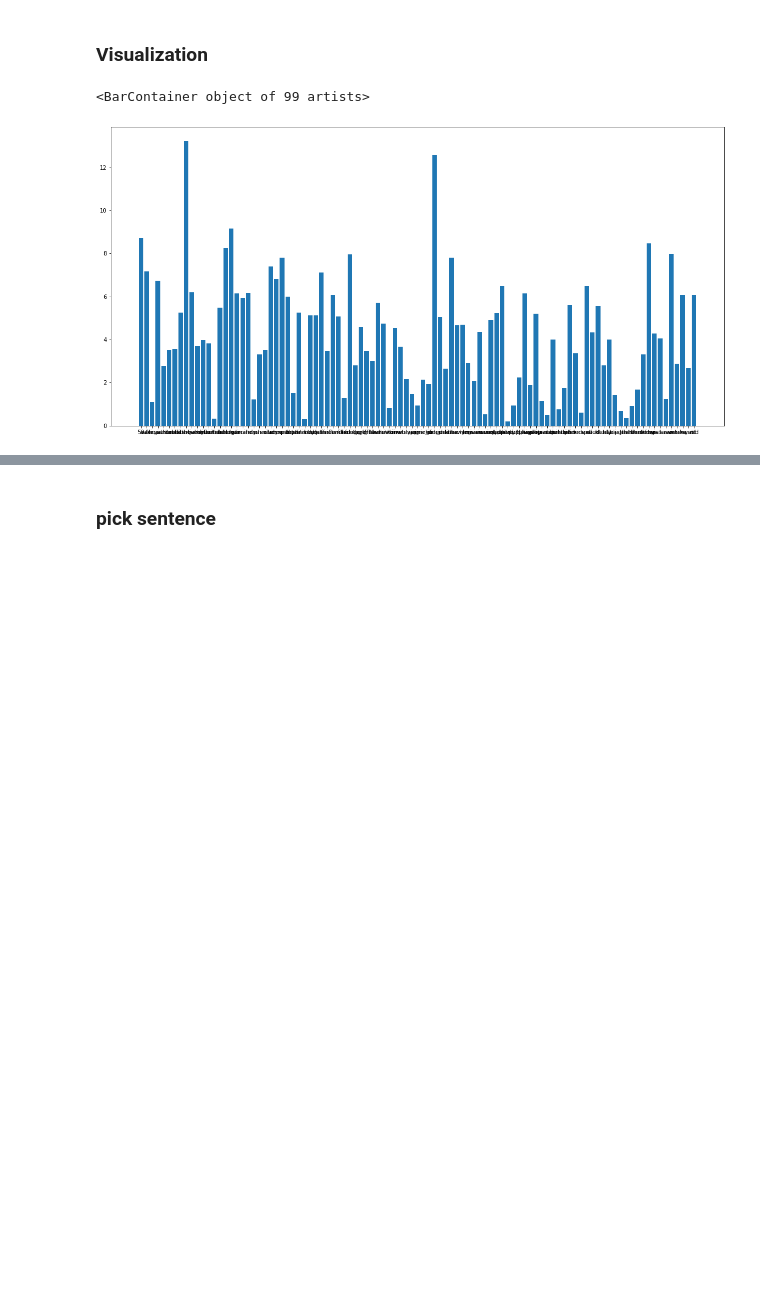
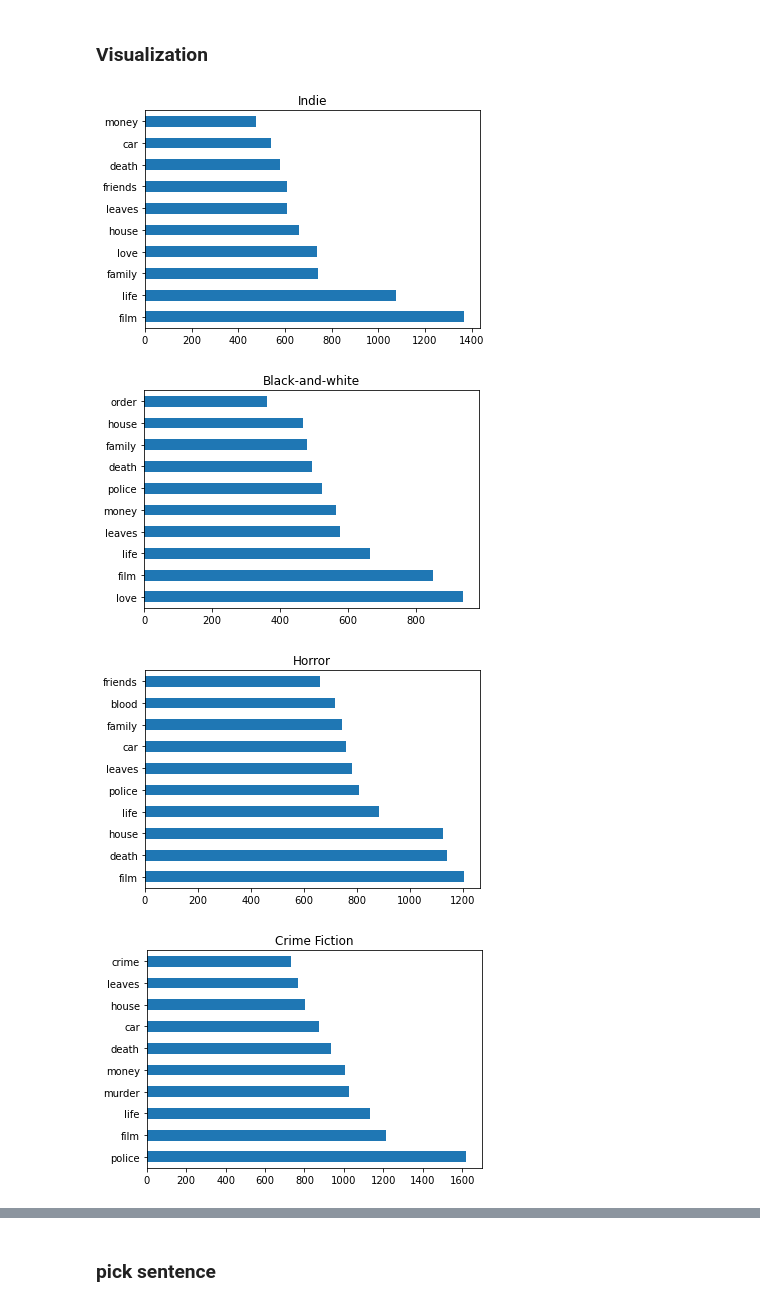
Before and after one commit to A04-Capstone-Group-02/movie-analysis, a Jupyter notebook: notebooks/classification (2).ipynb, the cells around one changed output, grey strips where cells are left out. Cells and saved outputs as stored; diff of their text form; code cells hidden in the pictures; blank space fills up the shorter version.

```diff
--- a/notebooks/classification (2).ipynb
+++ b/notebooks/classification (2).ipynb
@@ -296,11 +221,8 @@ xval_tfidf = tfidf_vectorizer.transform(xval)
 genre_label = multilabel_binarizer.classes_
 contributed_words = tfidf_vectorizer.inverse_transform(est.estimators_[0].coef_)[0]
 evd = [t for t in est.estimators_[0].coef_[0] if t >0]
-plt.figure(figsize = (20,10))
-plt.bar(x = contributed_words,height = evd)
+# plt.figure(figsize = (20,10))
+# plt.bar(x = contributed_words,height = evd)
-# %% [output]
-<BarContainer object of 99 artists>
-[figure, removed]
 # %%
 lst = []
 new_genre_label = []
@@ -325,0 +249,13 @@ def genre_plot(genre,nlargest = 10):
+# %%
+for g in dist[-10:].index:
+    l = df[['genres','phrases']].explode('genres').explode('phrases')
+    top_phrase = l.loc[l['genres']==g]['phrases'].value_counts(ascending = False)[:10]
+#     print(top_phrase)
+    plt.figure()
+    plt.title(g)
+    top_phrase.plot(kind = 'barh')
+# %% [output]
+[figure, added]
+[figure, added]
+[figure, added]
+[figure, added]
```
Also changed, not shown: parts of 32 cells of this notebook, 2 other files.
